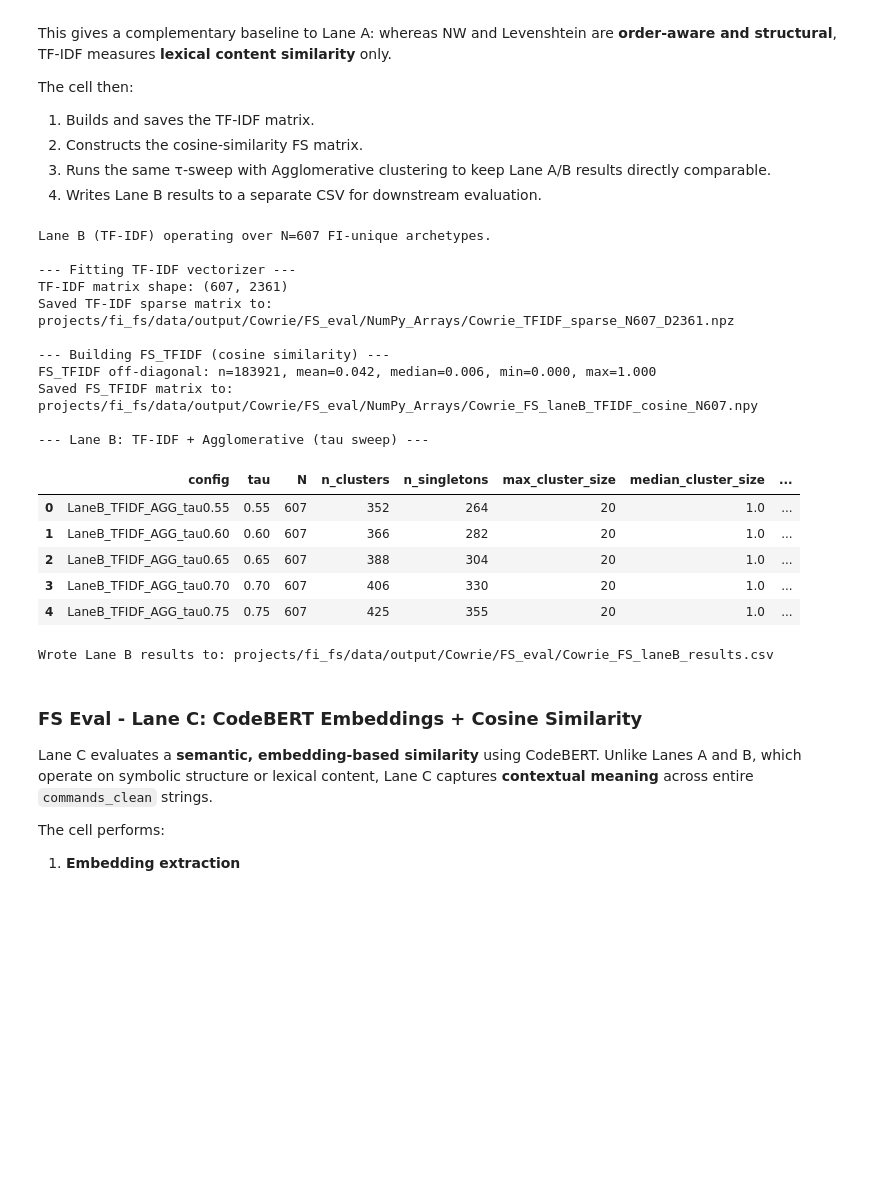
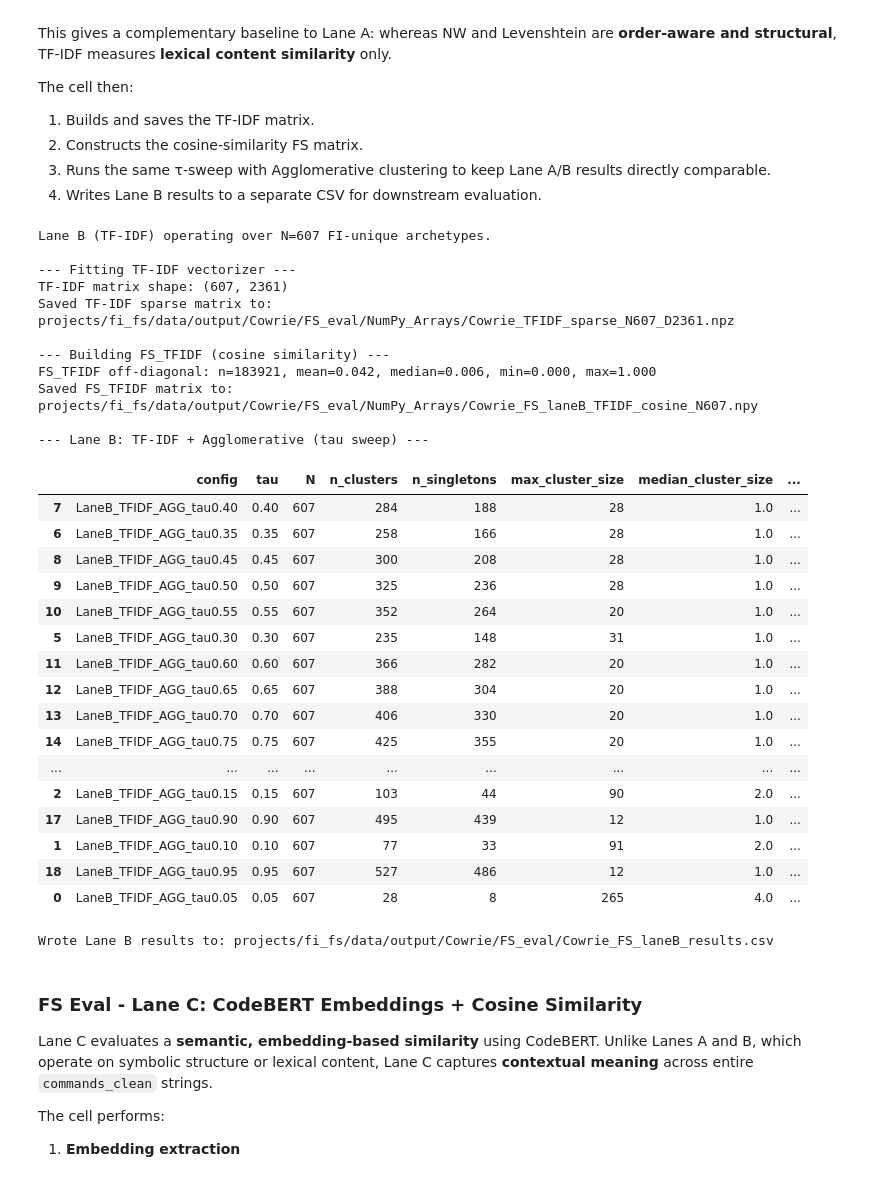
Before and after one commit to LewNew/PhD, a Jupyter notebook: projects/fi_fs/notebooks/FS_Eval.ipynb, the cells around one changed output. Drawn from its saved outputs; the diff is of its cells as text; code cells hidden in the pictures; blank space fills up the shorter version.

```diff
--- a/projects/fi_fs/notebooks/FS_Eval.ipynb
+++ b/projects/fi_fs/notebooks/FS_Eval.ipynb
@@ -516,7 +516,8 @@ np.save(fs_nw_path, FS_nw)
 print("Saved FS_NW baseline matrix to:", fs_nw_path.relative_to(ROOT))
 
 # 3) Small tau sweep with Agglomerative clustering
-taus = [0.55, 0.60, 0.65, 0.70, 0.75, 0.80, 0.85]
+# taus = [0.55, 0.60, 0.65, 0.70, 0.75, 0.80, 0.85]
+taus = np.arange(0.05, 1.0, 0.05)
 
 rows = []
 for tau in taus:
@@ -736,9 +746,6 @@ np.save(fs_lev_path, FS_lev)
 
 print("Saved FS_Lev matrix to:", fs_lev_path.relative_to(ROOT))
 
-# Same tau grid as NW baseline for comparability
-taus = [0.55, 0.60, 0.65, 0.70, 0.75, 0.80, 0.85]
-
 rows_lev = []
 for tau in taus:
     labels = cluster_agglomerative(FS_lev, tau=tau)
@@ -892,8 +910,6 @@ print("Saved FS_TFIDF matrix to:", fs_tfidf_path.relative_to(ROOT))
 # 3) Agglomerative clustering + tau sweep (same grid as Lane A for comparability)
 # -------------------------------------------------------------------
 
-taus = [0.55, 0.60, 0.65, 0.70, 0.75]
-
 rows_b = []
 for tau in taus:
     labels = cluster_agglomerative(FS_tfidf, tau=tau)
@@ -905,38 +921,49 @@ for tau in taus:
     )
     rows_b.append(stats)
 
 laneB_tfidf_agg_df = pd.DataFrame(rows_b).sort_values("silhouette", ascending=False)
 print("\n--- Lane B: TF-IDF + Agglomerative (tau sweep) ---")
 display(laneB_tfidf_agg_df)
 
 # -------------------------------------------------------------------
 # 4) Save Lane B results to CSV (parallel to Lane A)
 # -------------------------------------------------------------------
 
 laneB_results_df = laneB_tfidf_agg_df.assign(fs_def="TFIDF", lane="B")
 
 laneB_results_csv = FS_EVAL_DIR / f"{DATASET_NAME}_FS_laneB_results.csv"
 laneB_results_df.to_csv(laneB_results_csv, index=False)
 
 print("Wrote Lane B results to:", laneB_results_csv.relative_to(ROOT))
 # %% [output]
 Lane B (TF-IDF) operating over N=607 FI-unique archetypes.
 
 --- Fitting TF-IDF vectorizer ---
 TF-IDF matrix shape: (607, 2361)
 Saved TF-IDF sparse matrix to: projects/fi_fs/data/output/Cowrie/FS_eval/NumPy_Arrays/Cowrie_TFIDF_sparse_N607_D2361.npz
 
 --- Building FS_TFIDF (cosine similarity) ---
 FS_TFIDF off-diagonal: n=183921, mean=0.042, median=0.006, min=0.000, max=1.000
 Saved FS_TFIDF matrix to: projects/fi_fs/data/output/Cowrie/FS_eval/NumPy_Arrays/Cowrie_FS_laneB_TFIDF_cosine_N607.npy
 
 --- Lane B: TF-IDF + Agglomerative (tau sweep) ---
 |  | config | tau | N | n_clusters | n_singletons | max_cluster_size | median_cluster_size | ... |
-| 0 | LaneB_TFIDF_AGG_tau0.55 | 0.55 | 607 | 352 | 264 | 20 | 1.0 | ... |
-| 1 | LaneB_TFIDF_AGG_tau0.60 | 0.60 | 607 | 366 | 282 | 20 | 1.0 | ... |
-| 2 | LaneB_TFIDF_AGG_tau0.65 | 0.65 | 607 | 388 | 304 | 20 | 1.0 | ... |
-| 3 | LaneB_TFIDF_AGG_tau0.70 | 0.70 | 607 | 406 | 330 | 20 | 1.0 | ... |
-| 4 | LaneB_TFIDF_AGG_tau0.75 | 0.75 | 607 | 425 | 355 | 20 | 1.0 | ... |
+| 7 | LaneB_TFIDF_AGG_tau0.40 | 0.40 | 607 | 284 | 188 | 28 | 1.0 | ... |
+| 6 | LaneB_TFIDF_AGG_tau0.35 | 0.35 | 607 | 258 | 166 | 28 | 1.0 | ... |
+| 8 | LaneB_TFIDF_AGG_tau0.45 | 0.45 | 607 | 300 | 208 | 28 | 1.0 | ... |
+| 9 | LaneB_TFIDF_AGG_tau0.50 | 0.50 | 607 | 325 | 236 | 28 | 1.0 | ... |
+| 10 | LaneB_TFIDF_AGG_tau0.55 | 0.55 | 607 | 352 | 264 | 20 | 1.0 | ... |
+| 5 | LaneB_TFIDF_AGG_tau0.30 | 0.30 | 607 | 235 | 148 | 31 | 1.0 | ... |
+| 11 | LaneB_TFIDF_AGG_tau0.60 | 0.60 | 607 | 366 | 282 | 20 | 1.0 | ... |
+| 12 | LaneB_TFIDF_AGG_tau0.65 | 0.65 | 607 | 388 | 304 | 20 | 1.0 | ... |
+| 13 | LaneB_TFIDF_AGG_tau0.70 | 0.70 | 607 | 406 | 330 | 20 | 1.0 | ... |
+| 14 | LaneB_TFIDF_AGG_tau0.75 | 0.75 | 607 | 425 | 355 | 20 | 1.0 | ... |
+| ... | ... | ... | ... | ... | ... | ... | ... | ... |
+| 2 | LaneB_TFIDF_AGG_tau0.15 | 0.15 | 607 | 103 | 44 | 90 | 2.0 | ... |
+| 17 | LaneB_TFIDF_AGG_tau0.90 | 0.90 | 607 | 495 | 439 | 12 | 1.0 | ... |
+| 1 | LaneB_TFIDF_AGG_tau0.10 | 0.10 | 607 | 77 | 33 | 91 | 2.0 | ... |
+| 18 | LaneB_TFIDF_AGG_tau0.95 | 0.95 | 607 | 527 | 486 | 12 | 1.0 | ... |
+| 0 | LaneB_TFIDF_AGG_tau0.05 | 0.05 | 607 | 28 | 8 | 265 | 4.0 | ... |
 Wrote Lane B results to: projects/fi_fs/data/output/Cowrie/FS_eval/Cowrie_FS_laneB_results.csv
 # %% [markdown]
 ### FS Eval - Lane C: CodeBERT Embeddings + Cosine Similarity
```
Also changed, not shown: parts of 15 cells of this notebook.
